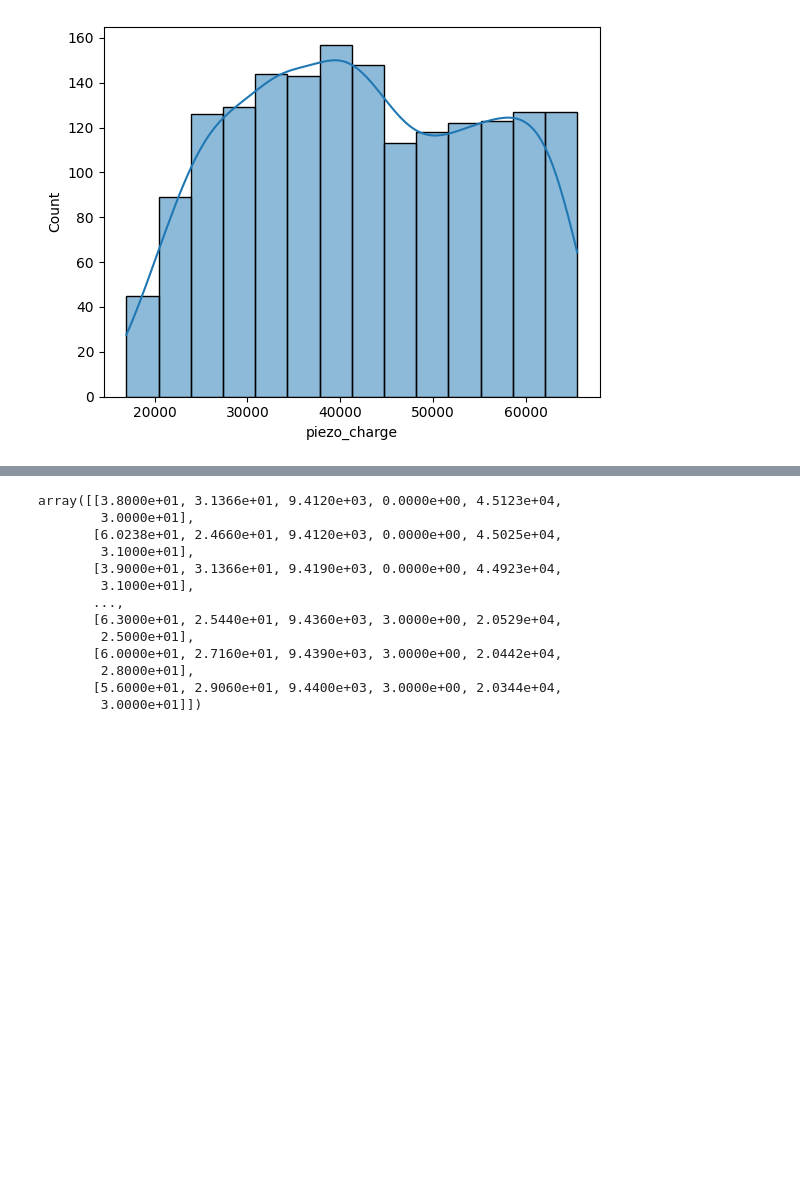
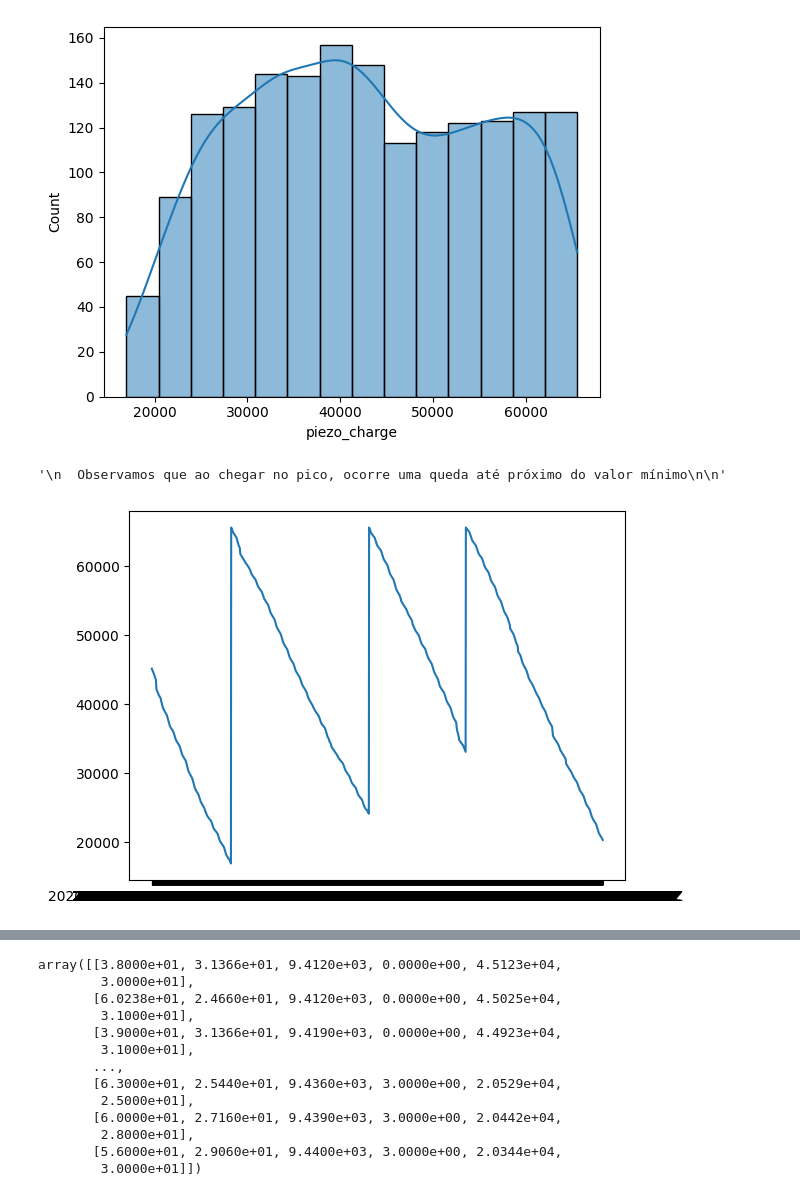
Before and after one commit to cantaruttim/DesafioFieldPRO, a Jupyter notebook: DesafioFieldPRO.ipynb, the cells around one changed output, grey strips where cells are left out. Drawn from its saved outputs; the diff is of its cells as text; code cells hidden in the pictures; blank space fills up the shorter version.

```diff
--- a/DesafioFieldPRO.ipynb
+++ b/DesafioFieldPRO.ipynb
@@ -150,3 +150,13 @@ dataset['piezo_charge'].max(), dataset['piezo_charge'].min()
 sns.histplot(dataset['piezo_charge'], kde = True);
 # %% [output]
 [figure]
+# %%
+plt.plot(dataset['Datetime – utc'], dataset['piezo_charge'])
+
+"""
+  Observamos que ao chegar no pico, ocorre uma queda até próximo do valor mínimo
+
+"""
+# %% [output]
+'\n  Observamos que ao chegar no pico, ocorre uma queda até próximo do valor mínimo\n\n'
+[figure, added]
```
Also changed, not shown: parts of 13 cells of this notebook.
